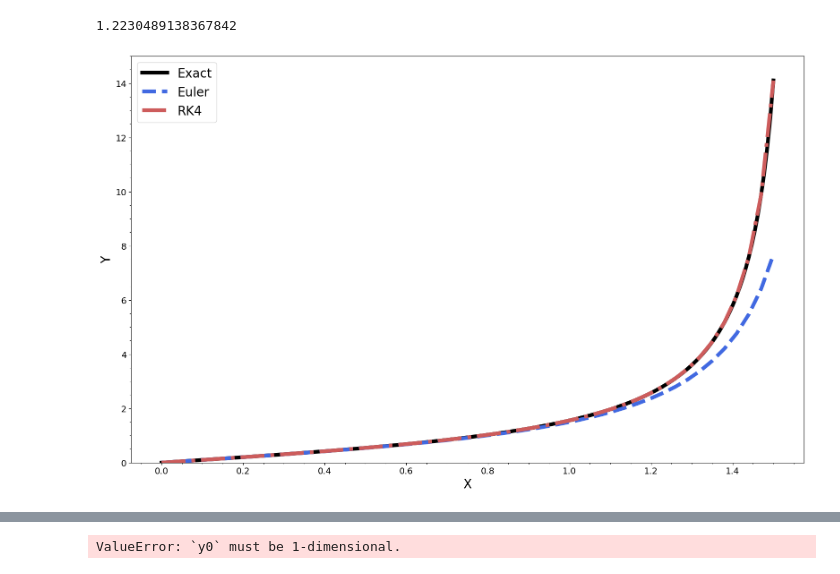
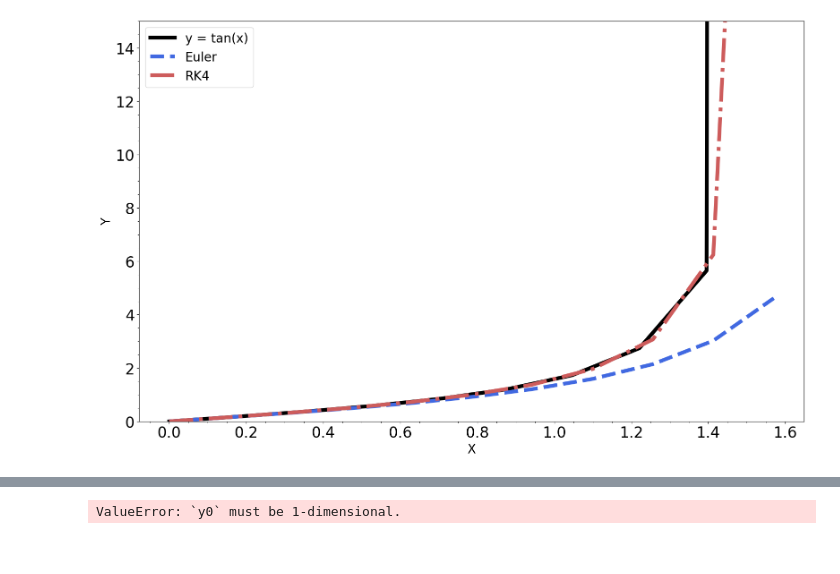
Before and after one commit to Astro-CMalhas/Computational-Astronomy, a Jupyter notebook: HW_03_Numerical_Intg.ipynb, the cells around one changed output, grey strips where cells are left out. Cells and saved outputs as stored; diff of their text form; code cells hidden in the pictures.

```diff
--- a/HW_03_Numerical_Intg.ipynb
+++ b/HW_03_Numerical_Intg.ipynb
@@ -26,10 +26,8 @@ ARRR1 = []
 BRRR1 = []
 
 def prob1func (x,y):
-  return (y**2) +1
+  return (y**2)+1
 
-#for i in range (10):
-  #print (prob1func(0,i))
 
 def TanFunc (x):
   y = np.tan(x)
@@ -67,42 +65,42 @@ def RKtest(x0, y0, xn, n):
     return ARRR1, BRRR1
 
 #result1 = RKtest(0,1,10,100)
 #the solution is 2nd item in the array (or the [1] ojbject in array)
-print (result1[1])
+#print (result1[1])
 
 #print ((ARRR1,BRRR1))
 #plt.plot(ARRR1,BRRR1)
 
 
 #x0 is the
 x0, y0 = 0.0, 0.0
-xn = 1.5
-n = 50
+xn = 1.569999988888
+n = 10
 
 x_euler, y_euler = EulerTest(x0, y0, xn, n)
 x_rk, y_rk = RKtest(x0, y0, xn, n)
 
-x_exact = np.linspace(x0, xn, 200)
+x_exact = np.linspace(x0, xn, n)
 y_exact = TanFunc(x_exact)
 
 fig, ax = plt.subplots(figsize=(16, 10))
 
-ax.plot(x_exact, y_exact, 'k-', linewidth=6, label='Exact')
+ax.plot(x_exact, y_exact, 'k-', linewidth=6, label='y = tan(x)')
 ax.plot(x_euler, y_euler, color='#4169E1', linestyle='--', linewidth=6, label='Euler')
 ax.plot(x_rk, y_rk, color='#CD5C5C', linestyle='-.', linewidth=6, label='RK4')
 
 ax.set_ylim(0, 15)
 ax.legend(loc='upper left', fontsize = 20)
-plt.xticks(fontsize=14)
-plt.yticks(fontsize=14)
+plt.xticks(fontsize=24)
+plt.yticks(fontsize=24)
 plt.minorticks_on()
 plt.xlabel("X", fontsize=20)
 plt.ylabel("Y", fontsize=20)
 plt.tight_layout()
+#plt.savefig("Fig2", dpi = 300)
 plt.show()
 # %% [output]
-1.2230489138367842
-[figure, old version]
+[figure, new version]
 # %%
 #Prob1 B, where does the solution starrt to break down/what abt the deiv of y(x)?
 
```
Also changed, not shown: parts of 4 cells of this notebook.
